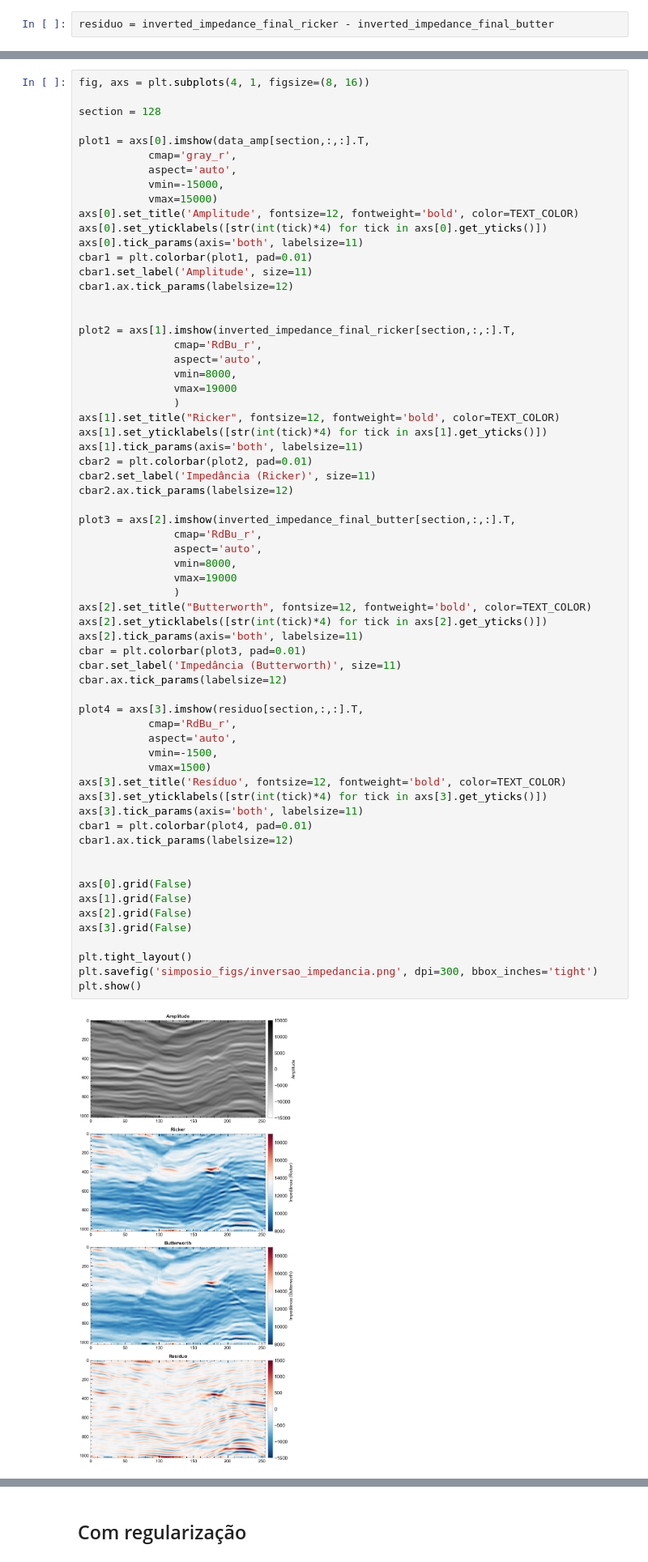
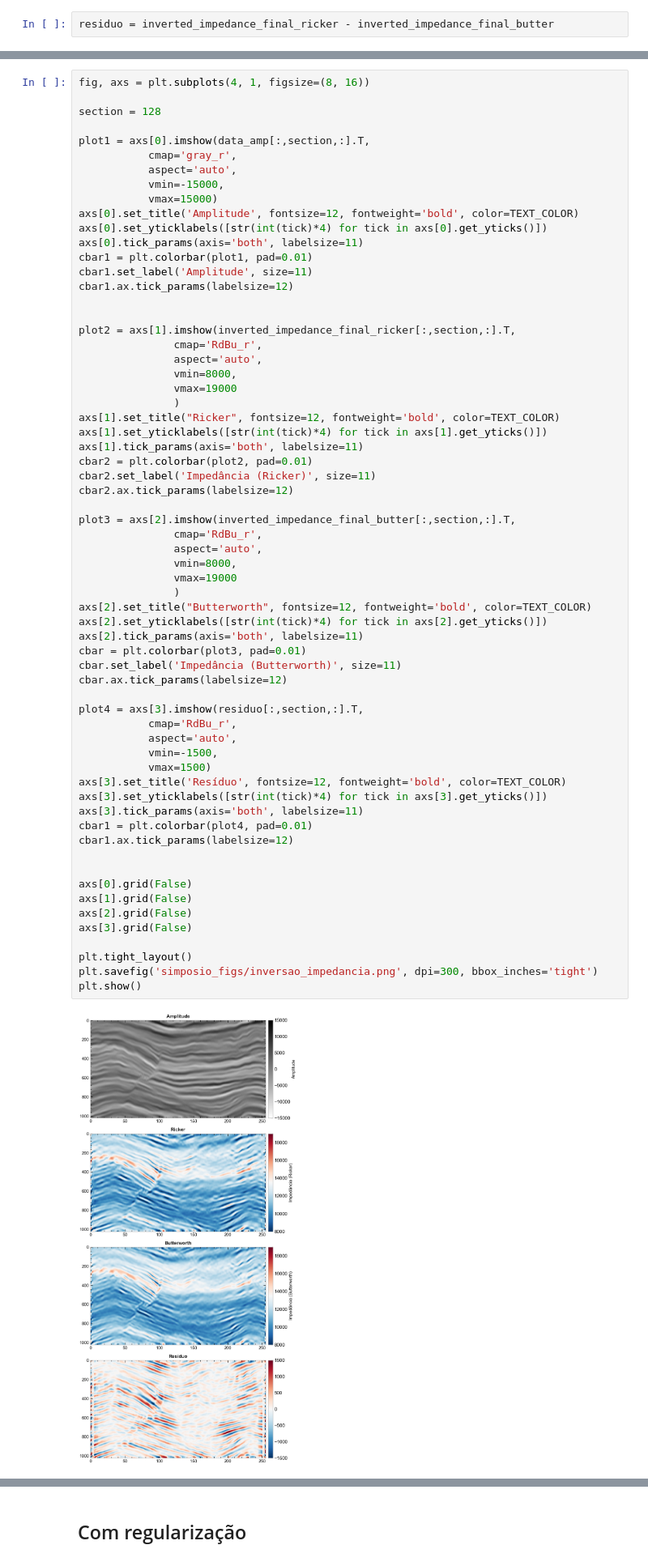
Before and after one commit to albano-a/inversion_methods_algorithms, a Jupyter notebook: full_section.ipynb, the cells around one changed output, grey strips where cells are left out. Shown at 81% size. Drawn from its saved outputs; the diff is of its cells as text.

```diff
--- a/full_section.ipynb
+++ b/full_section.ipynb
@@ -358,7 +360,7 @@ fig, axs = plt.subplots(4, 1, figsize=(8, 16))
 
 section = 128
 
-plot1 = axs[0].imshow(data_amp[section,:,:].T,
+plot1 = axs[0].imshow(data_amp[:,section,:].T,
            cmap='gray_r',
            aspect='auto',
            vmin=-15000,
@@ -371,7 +373,7 @@ cbar1.set_label('Amplitude', size=11)
 cbar1.ax.tick_params(labelsize=12)
 
 
-plot2 = axs[1].imshow(inverted_impedance_final_ricker[section,:,:].T,
+plot2 = axs[1].imshow(inverted_impedance_final_ricker[:,section,:].T,
                cmap='RdBu_r',
                aspect='auto',
                vmin=8000,
@@ -384,38 +386,38 @@ cbar2 = plt.colorbar(plot2, pad=0.01)
 cbar2.set_label('Impedância (Ricker)', size=11)
 cbar2.ax.tick_params(labelsize=12)
 
-plot3 = axs[2].imshow(inverted_impedance_final_butter[section,:,:].T,
+plot3 = axs[2].imshow(inverted_impedance_final_butter[:,section,:].T,
                cmap='RdBu_r',
                aspect='auto',
                vmin=8000,
                vmax=19000
                )
 axs[2].set_title("Butterworth", fontsize=12, fontweight='bold', color=TEXT_COLOR)
 axs[2].set_yticklabels([str(int(tick)*4) for tick in axs[2].get_yticks()])
 axs[2].tick_params(axis='both', labelsize=11)
 cbar = plt.colorbar(plot3, pad=0.01)
 cbar.set_label('Impedância (Butterworth)', size=11)
 cbar.ax.tick_params(labelsize=12)
 
-plot4 = axs[3].imshow(residuo[section,:,:].T,
+plot4 = axs[3].imshow(residuo[:,section,:].T,
            cmap='RdBu_r',
            aspect='auto',
            vmin=-1500,
            vmax=1500)
 axs[3].set_title('Resíduo', fontsize=12, fontweight='bold', color=TEXT_COLOR)
 axs[3].set_yticklabels([str(int(tick)*4) for tick in axs[3].get_yticks()])
 axs[3].tick_params(axis='both', labelsize=11)
 cbar1 = plt.colorbar(plot4, pad=0.01)
 cbar1.ax.tick_params(labelsize=12)
 
 
 axs[0].grid(False)
 axs[1].grid(False)
 axs[2].grid(False)
 axs[3].grid(False)
 
 plt.tight_layout()
 plt.savefig('simposio_figs/inversao_impedancia.png', dpi=300, bbox_inches='tight')
 plt.show()
 # %% [output]
-[figure, old version]
+[figure, new version]
```
Also changed, not shown: parts of 10 cells of this notebook, 4 other files.
